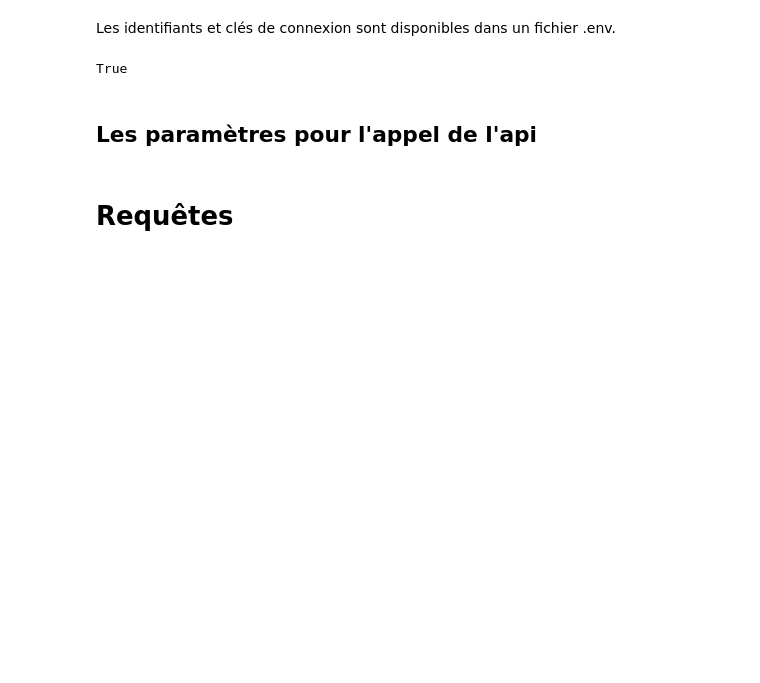
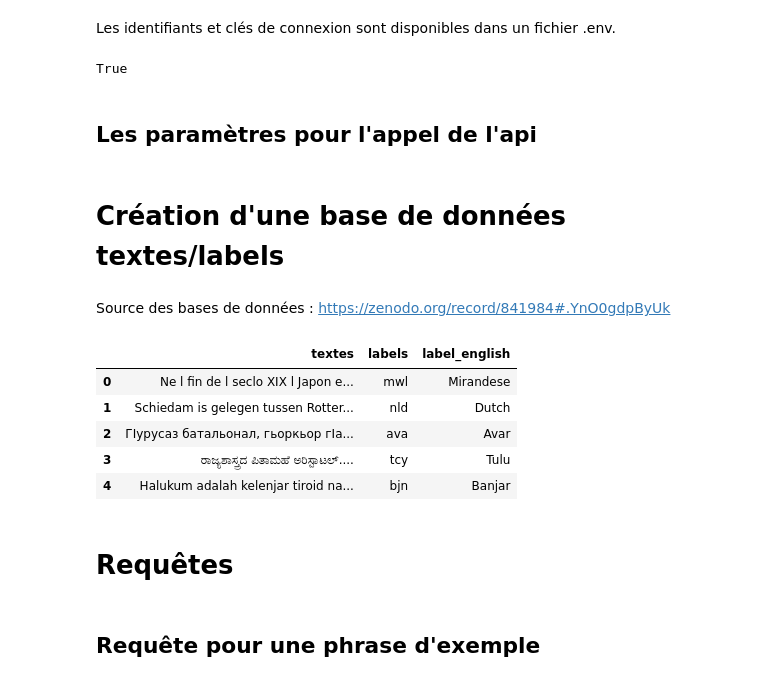
Before and after one commit to SanaeSaccomano/La-visite-commence-ici, a Jupyter notebook: A la découverte du métier/Notebook_Text_Analytics.ipynb, the cells around one changed output. Drawn from its saved outputs; the diff is of its cells as text; code cells hidden in the pictures; blank space fills up the shorter version.

```diff
--- a/A la découverte du métier/Notebook_Text_Analytics.ipynb
+++ b/A la découverte du métier/Notebook_Text_Analytics.ipynb
@@ -44,5 +44,23 @@ client = authenticate_client(key, endpoint)
+# %% [markdown]
+# Création d'une base de données textes/labels
+# %% [markdown]
+Source des bases de données :
+    https://zenodo.org/record/841984#.YnO0gdpByUk
+# %%
+# Cette fonction permet d'importer une base de données créées à partir des données de Wikipedia Language Identification database
+x_text = import_text_wiki(chemin, 'x_test.txt', 'y_test.txt', "labels.csv", 100)
+x_text.head(5)
+# %% [output]
+|  | textes | labels | label_english |
+| 0 | Ne l fin de l seclo XIX l Japon e... | mwl | Mirandese |
+| 1 | Schiedam is gelegen tussen Rotter... | nld | Dutch |
+| 2 | ГIурусаз батальонал, гьоркьор гIа... | ava | Avar |
+| 3 | ರಾಜ್ಯಶಾಸ್ತ್ರದ ಪಿತಾಮಹೆ ಅರಿಸ್ಟಾಟಲ್.... | tcy | Tulu |
+| 4 | Halukum adalah kelenjar tiroid na... | bjn | Banjar |
 # %% [markdown]
 # Requêtes
+# %% [markdown]
+## Requête pour une phrase d'exemple
 # %%
 phrase = ["Ce document est rédigé en Français."]
 # %%
```
Also changed, not shown: parts of 8 cells of this notebook.
